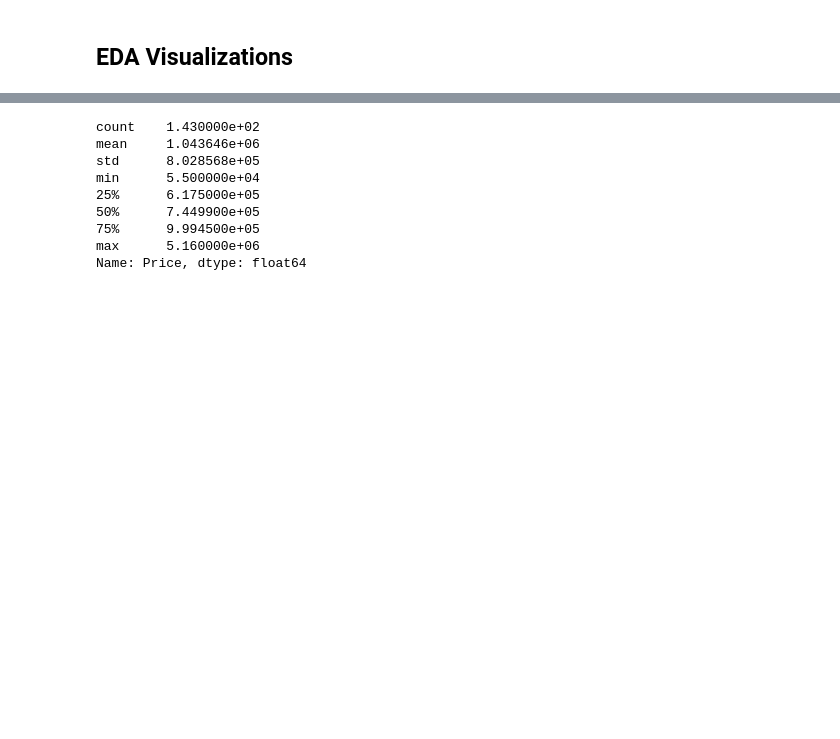
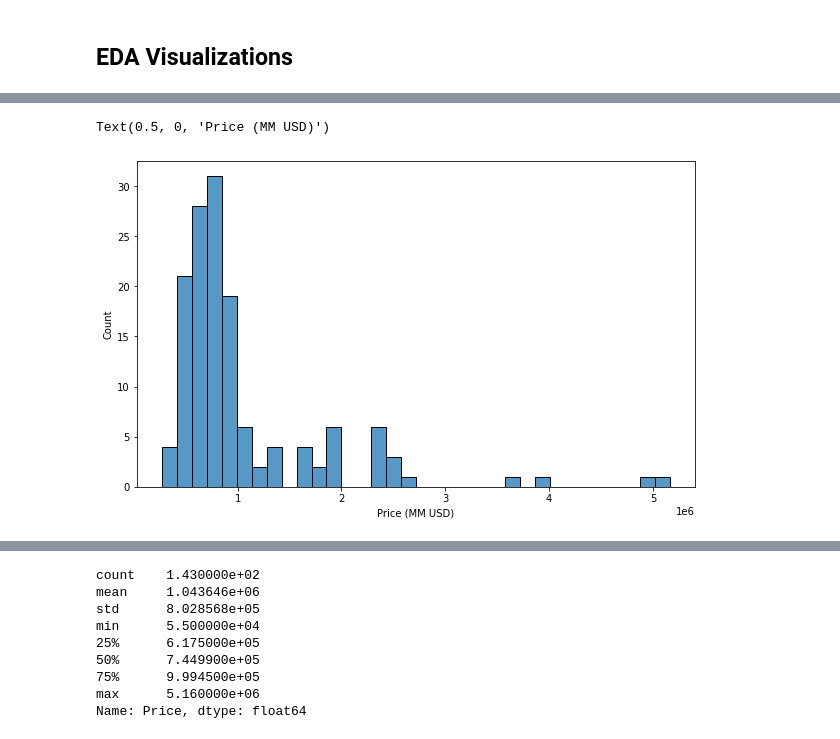
Before and after one commit to mhlieu/NoVA-Housing-Prices-Prediction, a Jupyter notebook: NoVA Housing.ipynb, the cells around one changed output, grey strips where cells are left out. Saved outputs shown, nothing was run; the diff lists cells and outputs as text; code cells hidden in the pictures; blank space fills up the shorter version.

```diff
--- a/NoVA Housing.ipynb
+++ b/NoVA Housing.ipynb
@@ -301,3 +325,8 @@ from sklearn.pipeline import Pipeline
 # %%
-final_housing_data.hvplot.hist('Price')
+fig, ax = plt.subplots(figsize = ( 10 , 6 ))
+sns.histplot(final_housing_data['Price'])
+ax.set_xlabel('Price (MM USD)')
+# plt.ylabel("Price (000's USD)")
+# plt.grid()
+# plt.show()
 # %% [output]
@@ -304,0 +333,2 @@ final_housing_data.hvplot.hist('Price')
+Text(0.5, 0, 'Price (MM USD)')
+[figure, added]
```
Also changed, not shown: parts of 26 cells of this notebook.
